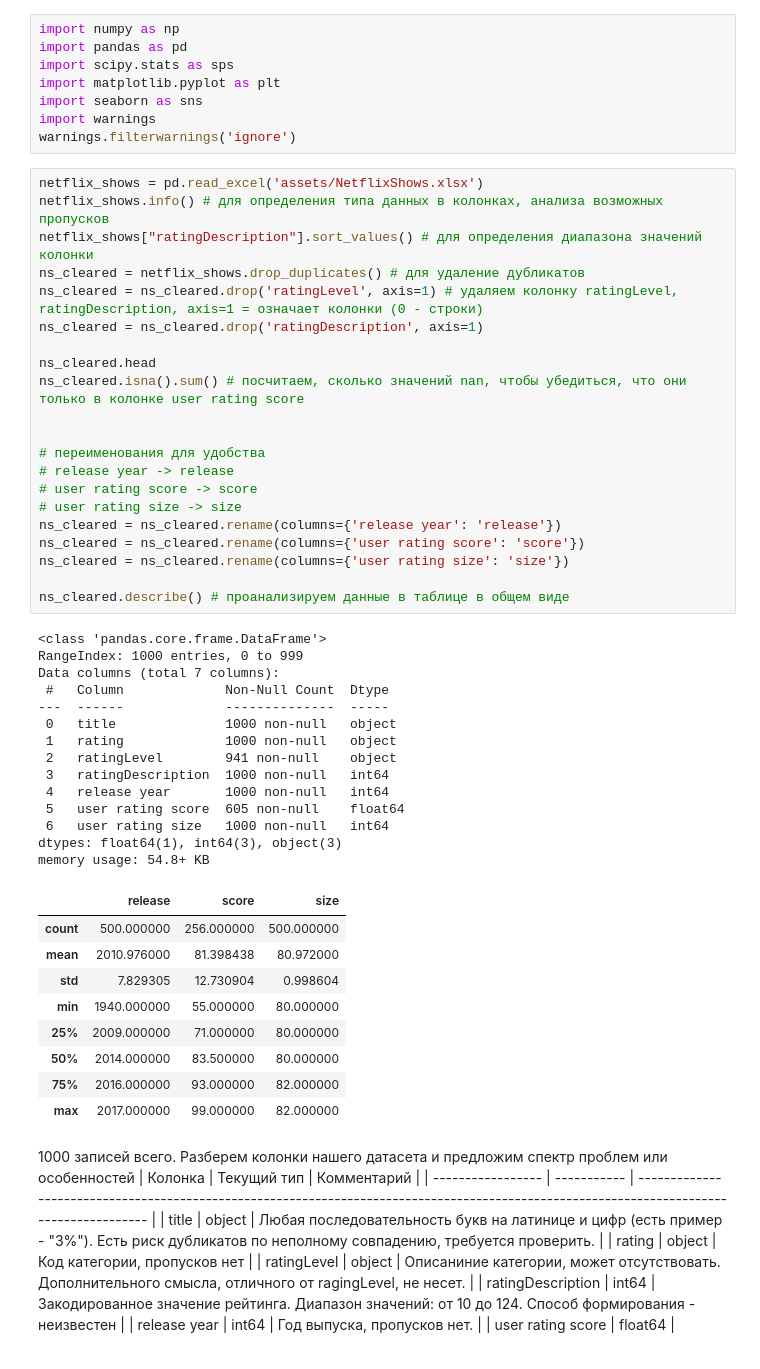
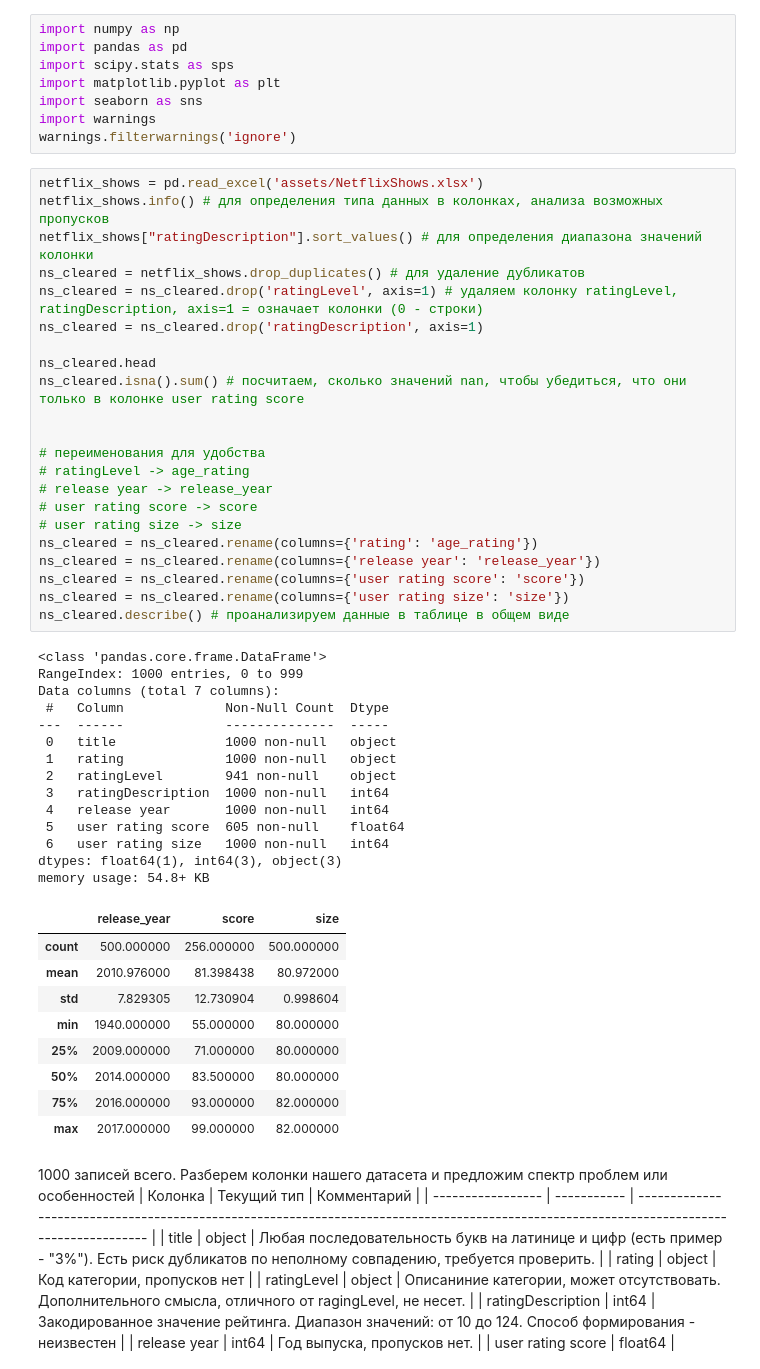
Before and after one commit to musinit/netflix_research, a Jupyter notebook: initial_analysis.ipynb, the cells around one changed output. Cells and saved outputs as stored; diff of their text form.

```diff
--- a/initial_analysis.ipynb
+++ b/initial_analysis.ipynb
@@ -21,37 +21,38 @@ netflix_shows.info() # для определения типа данных в к
 netflix_shows["ratingDescription"].sort_values() # для определения диапазона значений колонки
 ns_cleared = netflix_shows.drop_duplicates() # для удаление дубликатов
 ns_cleared = ns_cleared.drop('ratingLevel', axis=1) # удаляем колонку ratingLevel, ratingDescription, axis=1 = означает колонки (0 - строки)
 ns_cleared = ns_cleared.drop('ratingDescription', axis=1)
 
 ns_cleared.head
 ns_cleared.isna().sum() # посчитаем, сколько значений nan, чтобы убедиться, что они только в колонке user rating score
 
 
 # переименования для удобства
-# release year -> release
+# ratingLevel -> age_rating
+# release year -> release_year
 # user rating score -> score
 # user rating size -> size
-ns_cleared = ns_cleared.rename(columns={'release year': 'release'})
+ns_cleared = ns_cleared.rename(columns={'rating': 'age_rating'})
+ns_cleared = ns_cleared.rename(columns={'release year': 'release_year'})
 ns_cleared = ns_cleared.rename(columns={'user rating score': 'score'})
 ns_cleared = ns_cleared.rename(columns={'user rating size': 'size'})
-
 ns_cleared.describe() # проанализируем данные в таблице в общем виде
 # %% [output]
 <class 'pandas.core.frame.DataFrame'>
 RangeIndex: 1000 entries, 0 to 999
 Data columns (total 7 columns):
  #   Column             Non-Null Count  Dtype
 ---  ------             --------------  -----
  0   title              1000 non-null   object
  1   rating             1000 non-null   object
  2   ratingLevel        941 non-null    object
  3   ratingDescription  1000 non-null   int64
  4   release year       1000 non-null   int64
  5   user rating score  605 non-null    float64
  6   user rating size   1000 non-null   int64
 dtypes: float64(1), int64(3), object(3)
 memory usage: 54.8+ KB
-|  | release | score | size |
+|  | release_year | score | size |
 | count | 500.000000 | 256.000000 | 500.000000 |
 | mean | 2010.976000 | 81.398438 | 80.972000 |
 | std | 7.829305 | 12.730904 | 0.998604 |
```
Also changed, not shown: parts of 6 cells of this notebook.
